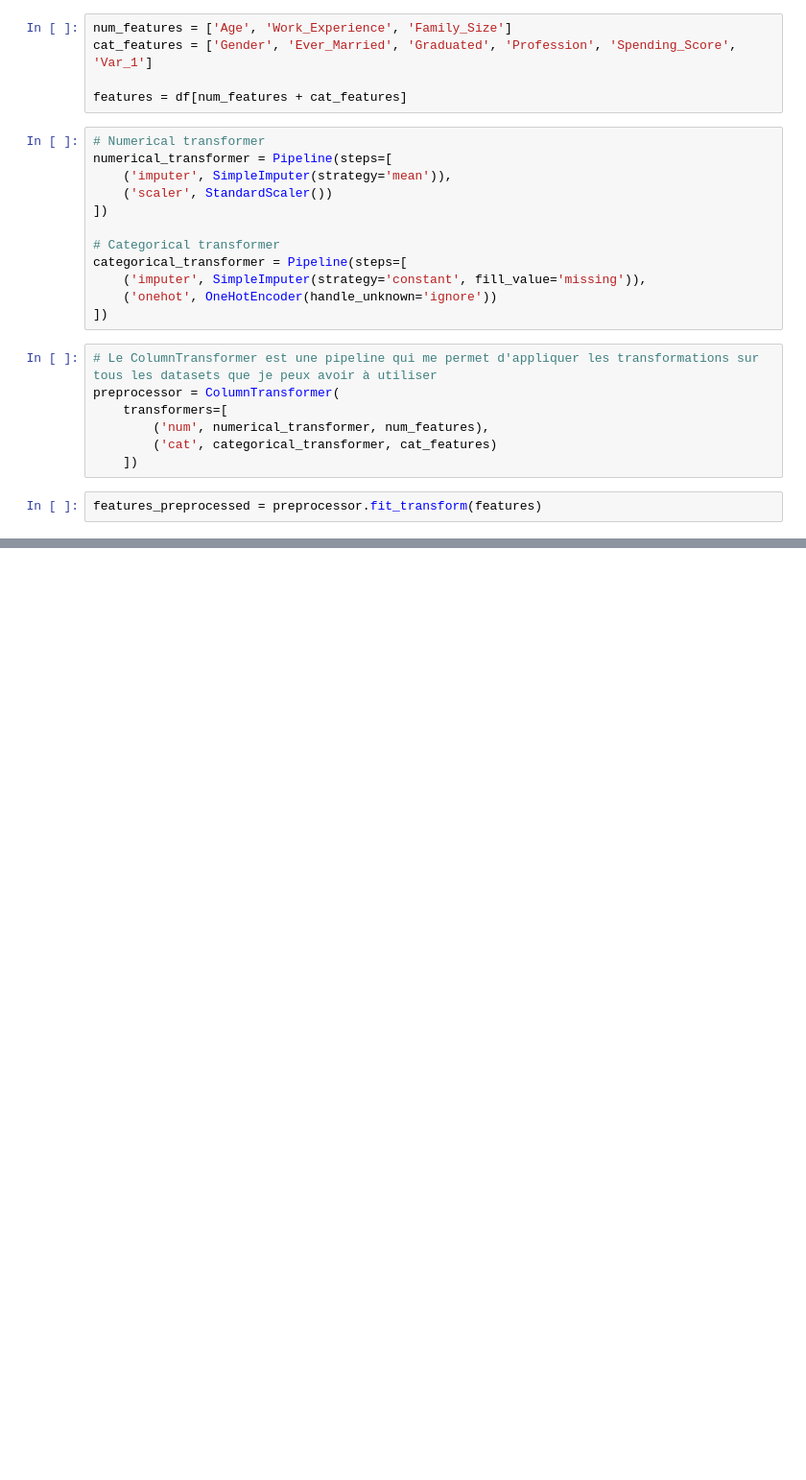
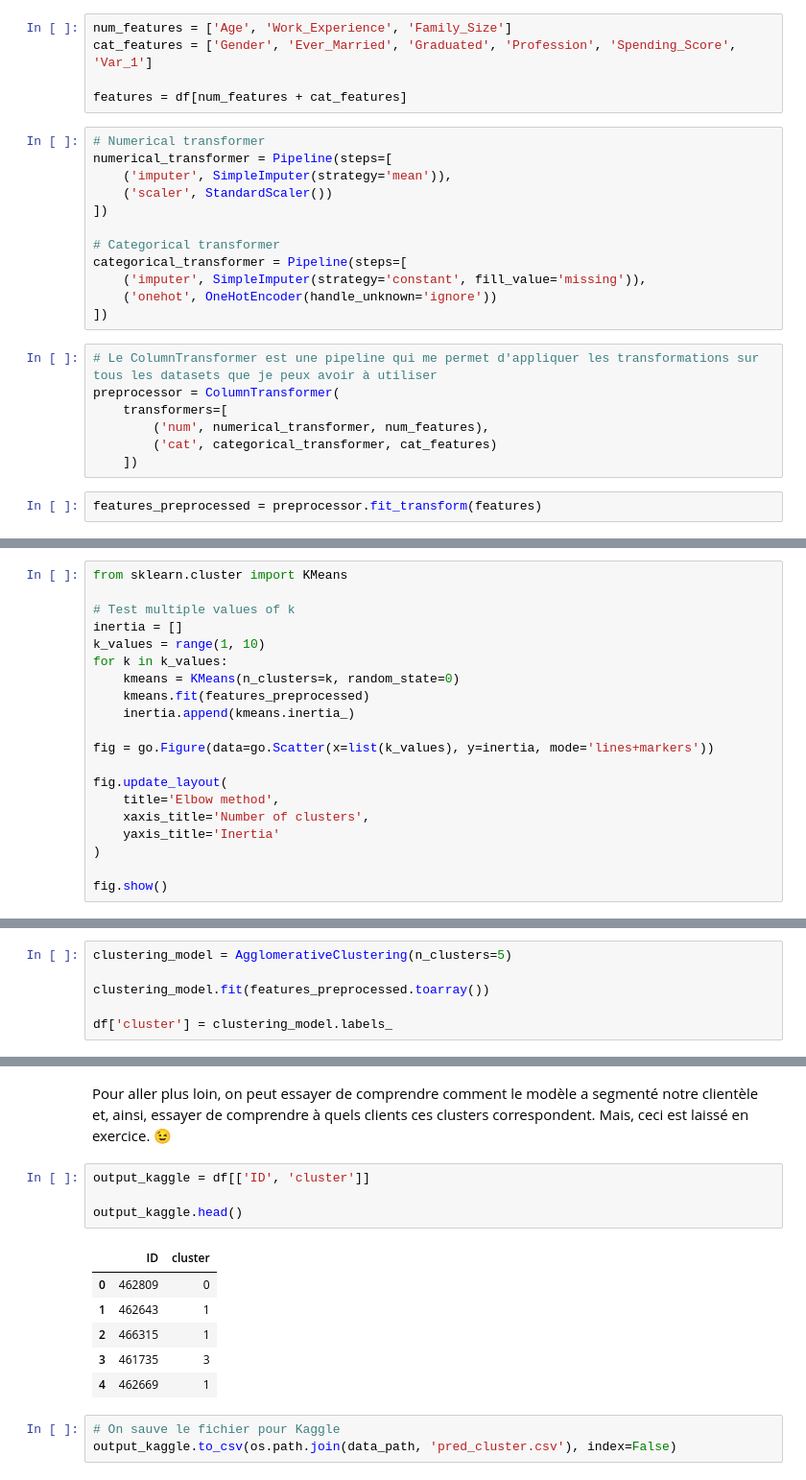
Before and after one commit to glederrey/ml-bahut, a Jupyter notebook: notebooks/3_clustering.ipynb, the cells around one changed output, grey strips where cells are left out. Shown at 96% size. Saved outputs shown, nothing was run; the diff lists cells and outputs as text; blank space fills up the shorter version.

Commit message:
[UPD] forgot to save clustering

```diff
--- a/notebooks/3_clustering.ipynb
+++ b/notebooks/3_clustering.ipynb
@@ -154,0 +157,20 @@ features_preprocessed = preprocessor.fit_transform(features)
+# %%
+from sklearn.cluster import KMeans
+
+# Test multiple values of k
+inertia = []
+k_values = range(1, 10)
+for k in k_values:
+    kmeans = KMeans(n_clusters=k, random_state=0)
+    kmeans.fit(features_preprocessed)
+    inertia.append(kmeans.inertia_)
+
+fig = go.Figure(data=go.Scatter(x=list(k_values), y=inertia, mode='lines+markers'))
+
+fig.update_layout(
+    title='Elbow method',
+    xaxis_title='Number of clusters',
+    yaxis_title='Inertia'
+)
+
+fig.show()
@@ -154,0 +208,6 @@ features_preprocessed = preprocessor.fit_transform(features)
+# %%
+clustering_model = AgglomerativeClustering(n_clusters=5)
+
+clustering_model.fit(features_preprocessed.toarray())
+
+df['cluster'] = clustering_model.labels_
@@ -154,0 +236,16 @@ features_preprocessed = preprocessor.fit_transform(features)
+# %% [markdown]
+Pour aller plus loin, on peut essayer de comprendre comment le modèle a segmenté notre clientèle et, ainsi, essayer de comprendre à quels clients ces clusters correspondent. Mais, ceci est laissé en exercice. 😉
+# %%
+output_kaggle = df[['ID', 'cluster']]
+
+output_kaggle.head()
+# %% [output]
+|  | ID | cluster |
+| 0 | 462809 | 0 |
+| 1 | 462643 | 1 |
+| 2 | 466315 | 1 |
+| 3 | 461735 | 3 |
+| 4 | 462669 | 1 |
+# %%
+# On sauve le fichier pour Kaggle
+output_kaggle.to_csv(os.path.join(data_path, 'pred_cluster.csv'), index=False)
```
Also changed, not shown: parts of 7 cells of this notebook.
